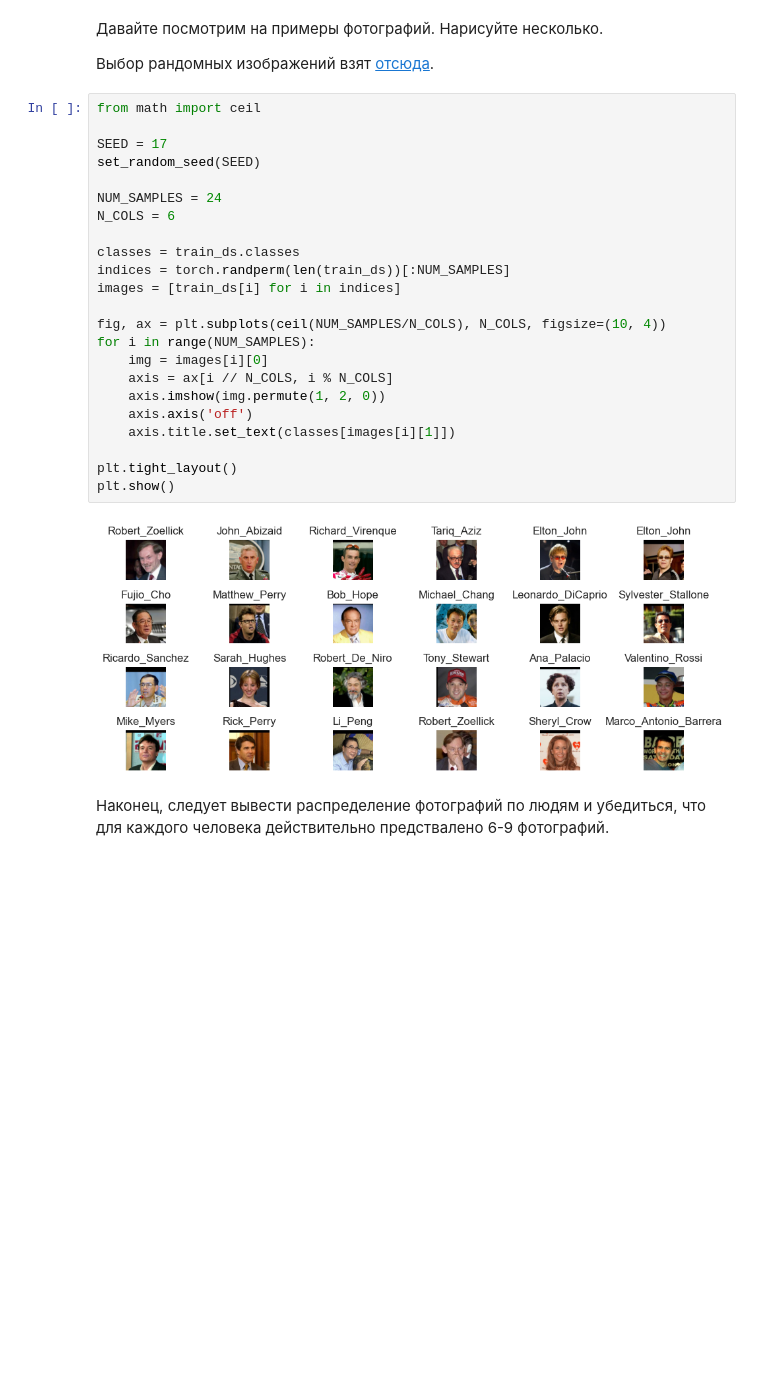
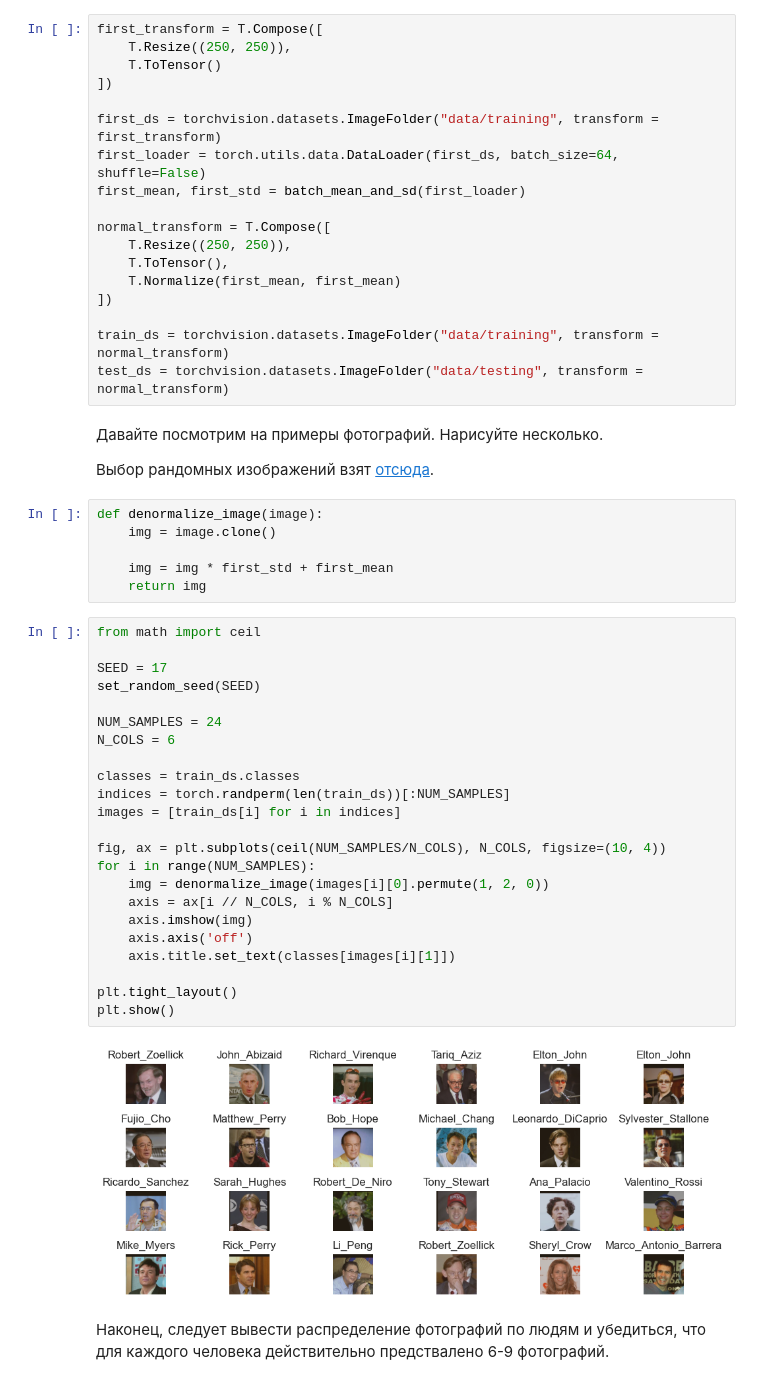
Before and after one commit to Bosbobos/IAD, a Jupyter notebook: DeepLearningBasics/hw02_img/homework_02.ipynb, the cells around one changed output. Cells and saved outputs as stored; diff of their text form; blank space fills up the shorter version.

```diff
--- a/DeepLearningBasics/hw02_img/homework_02.ipynb
+++ b/DeepLearningBasics/hw02_img/homework_02.ipynb
@@ -81,32 +96,56 @@ test_ds = torchvision.datasets.ImageFolder("data/testing", transform = transform
+# %%
+first_transform = T.Compose([
+    T.Resize((250, 250)),
+    T.ToTensor()
+])
+
+first_ds = torchvision.datasets.ImageFolder("data/training", transform = first_transform)
+first_loader = torch.utils.data.DataLoader(first_ds, batch_size=64, shuffle=False)
+first_mean, first_std = batch_mean_and_sd(first_loader)
+
+normal_transform = T.Compose([
+    T.Resize((250, 250)),
+    T.ToTensor(),
+    T.Normalize(first_mean, first_mean)
+])
+
+train_ds = torchvision.datasets.ImageFolder("data/training", transform = normal_transform)
+test_ds = torchvision.datasets.ImageFolder("data/testing", transform = normal_transform)
 # %% [markdown]
 Давайте посмотрим на примеры фотографий. Нарисуйте несколько.
 
 Выбор рандомных изображений взят [отсюда](https://stackoverflow.com/a/59461812).
+# %%
+def denormalize_image(image):
+    img = image.clone()
+
+    img = img * first_std + first_mean
+    return img
 # %%
 from math import ceil
 
 SEED = 17
 set_random_seed(SEED)
 
 NUM_SAMPLES = 24
 N_COLS = 6
 
 classes = train_ds.classes
 indices = torch.randperm(len(train_ds))[:NUM_SAMPLES]
 images = [train_ds[i] for i in indices]
 
 fig, ax = plt.subplots(ceil(NUM_SAMPLES/N_COLS), N_COLS, figsize=(10, 4))
 for i in range(NUM_SAMPLES):
-    img = images[i][0]
+    img = denormalize_image(images[i][0].permute(1, 2, 0))
     axis = ax[i // N_COLS, i % N_COLS]
-    axis.imshow(img.permute(1, 2, 0))
+    axis.imshow(img)
     axis.axis('off')
     axis.title.set_text(classes[images[i][1]])
 
 plt.tight_layout()
 plt.show()
 # %% [output]
-[figure, old version]
+[figure, new version]
 # %% [markdown]
 Наконец, следует вывести распределение фотографий по людям и убедиться, что для каждого человека действительно предствалено 6-9 фотографий.
 # %%
```
Also changed, not shown: parts of 23 cells of this notebook, 1 other file.
